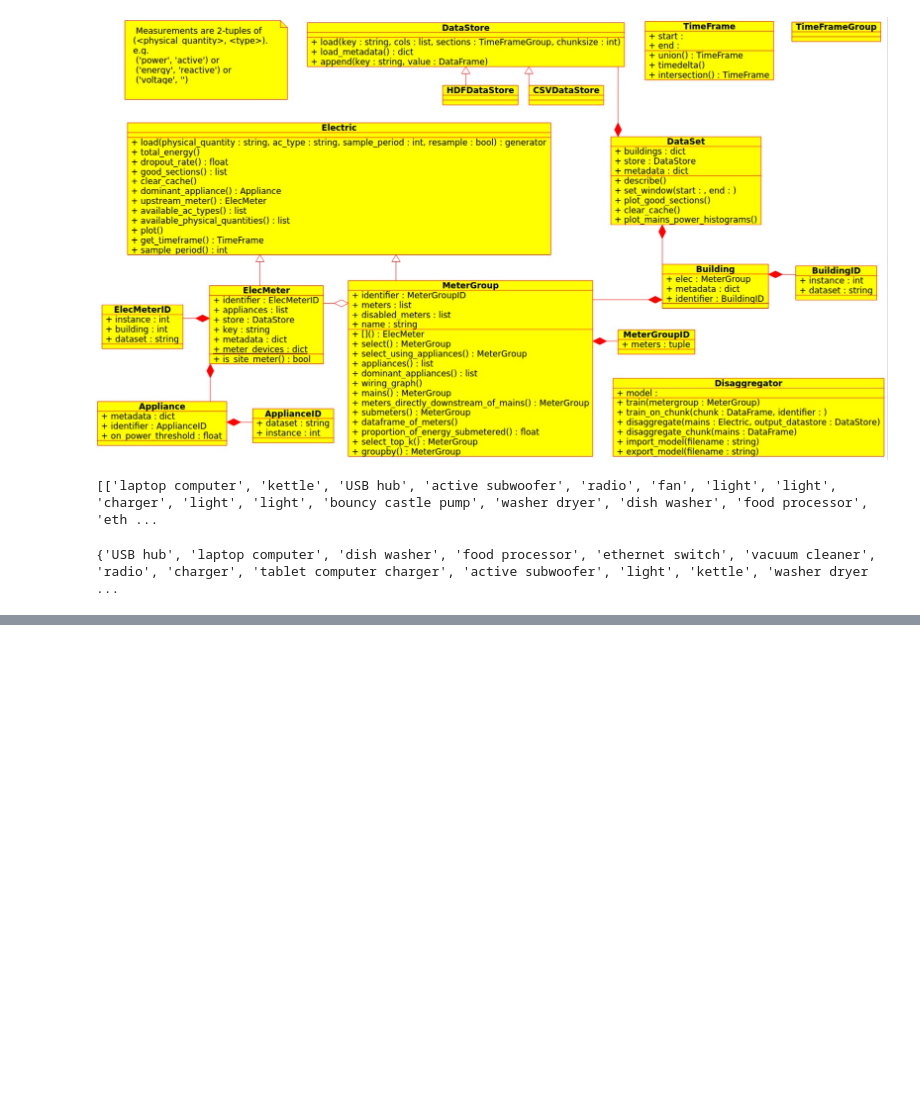
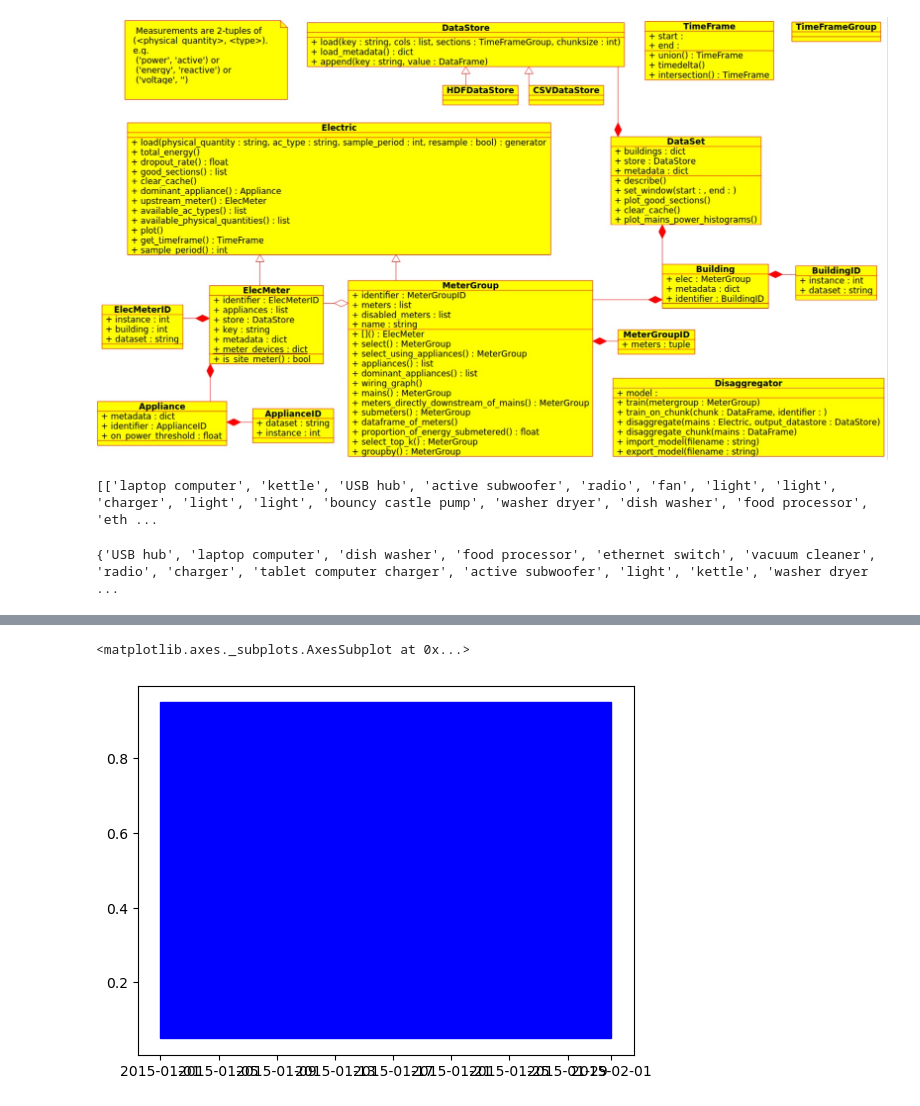
Before and after one commit to daviddeket/smart_meter_predictions, a Jupyter notebook: cs1_project_notebook.ipynb, the cells around one changed output, grey strips where cells are left out. Cells and saved outputs as stored; diff of their text form; code cells hidden in the pictures; blank space fills up the shorter version.

```diff
--- a/cs1_project_notebook.ipynb
+++ b/cs1_project_notebook.ipynb
@@ -92,0 +116,3 @@ type                      active
+# %%
+ukdale.buildings[1].elec["microwave"].good_sections(full_results=True).plot()
+# %% [output]
@@ -93,3 +120,5 @@ type                      active
+<matplotlib.axes._subplots.AxesSubplot at 0x...>
+[figure, added]
 # %%
 # Get aggregate of building -> feature time series
 df_aggregate =next(ukdale.buildings[1].elec.mains().load(sample_period=10))
```
Also changed, not shown: parts of 33 cells of this notebook.
